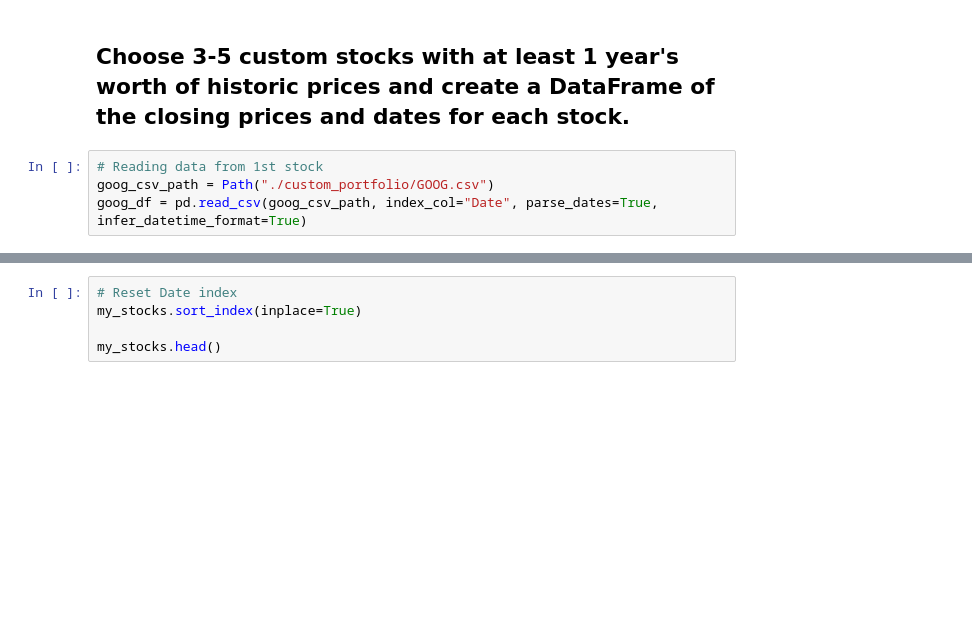
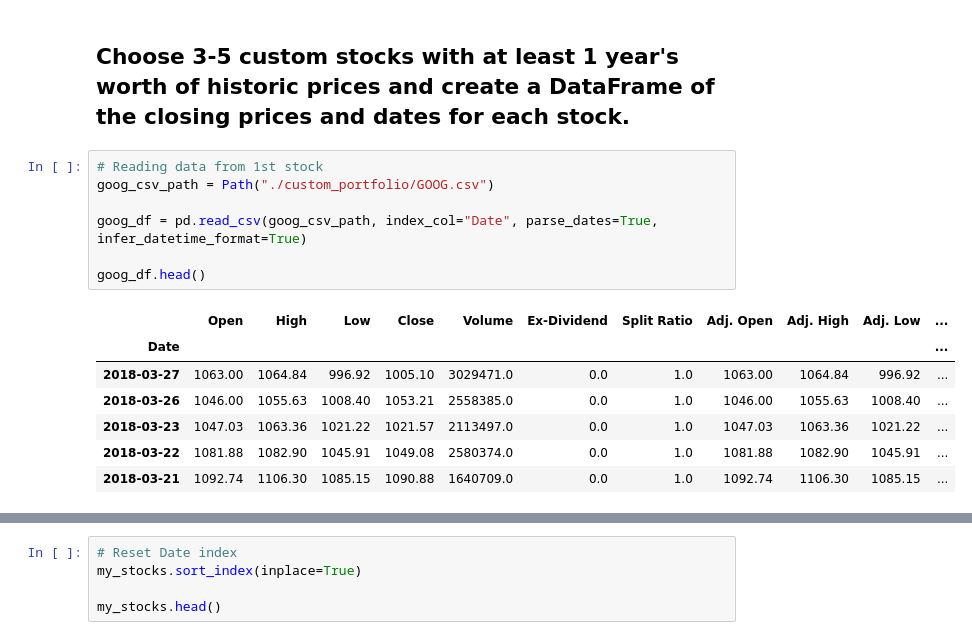
Before and after one commit to mmsaki/whale_portfolio, a Jupyter notebook: whale_analysis.ipynb, the cells around one changed output, grey strips where cells are left out. Saved outputs shown, nothing was run; the diff lists cells and outputs as text; blank space fills up the shorter version.

```diff
--- a/whale_analysis.ipynb
+++ b/whale_analysis.ipynb
@@ -344,7 +385,18 @@ In this section, you will build your own portfolio of stocks, calculate the retu
 # %%
 # Reading data from 1st stock
 goog_csv_path = Path("./custom_portfolio/GOOG.csv")
+
 goog_df = pd.read_csv(goog_csv_path, index_col="Date", parse_dates=True, infer_datetime_format=True)
+
+goog_df.head()
+# %% [output]
+|  | Open | High | Low | Close | Volume | Ex-Dividend | Split Ratio | Adj. Open | Adj. High | Adj. Low | ... |
+| Date |  |  |  |  |  |  |  |  |  |  | ... |
+| 2018-03-27 | 1063.00 | 1064.84 | 996.92 | 1005.10 | 3029471.0 | 0.0 | 1.0 | 1063.00 | 1064.84 | 996.92 | ... |
+| 2018-03-26 | 1046.00 | 1055.63 | 1008.40 | 1053.21 | 2558385.0 | 0.0 | 1.0 | 1046.00 | 1055.63 | 1008.40 | ... |
+| 2018-03-23 | 1047.03 | 1063.36 | 1021.22 | 1021.57 | 2113497.0 | 0.0 | 1.0 | 1047.03 | 1063.36 | 1021.22 | ... |
+| 2018-03-22 | 1081.88 | 1082.90 | 1045.91 | 1049.08 | 2580374.0 | 0.0 | 1.0 | 1081.88 | 1082.90 | 1045.91 | ... |
+| 2018-03-21 | 1092.74 | 1106.30 | 1085.15 | 1090.88 | 1640709.0 | 0.0 | 1.0 | 1092.74 | 1106.30 | 1085.15 | ... |
 # %%
 # Reading data from 2nd stock
 tsla_csv_path = Path("./custom_portfolio/TSLA.csv")
```
Also changed, not shown: parts of 13 cells of this notebook, 2 other files.
